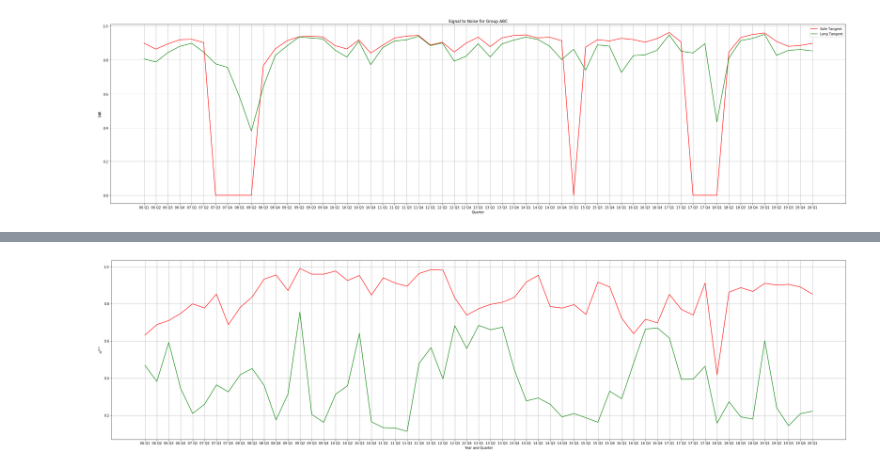
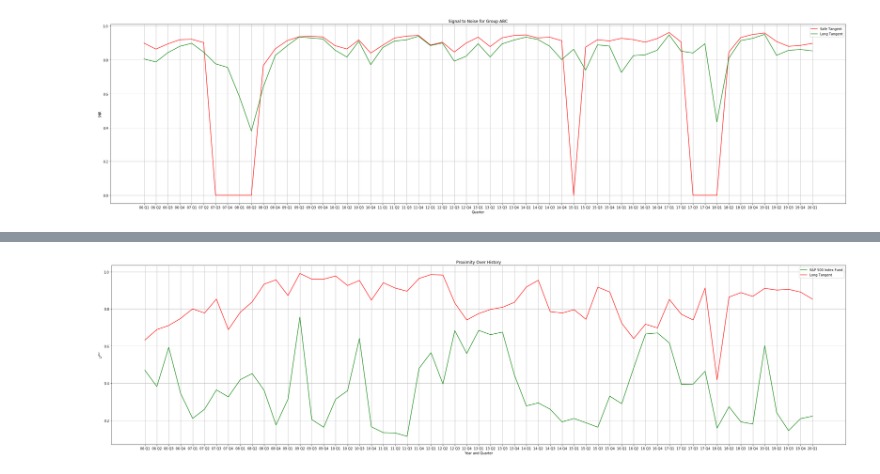
Before and after one commit to kwch3693/AMSC-Project-2, a Jupyter notebook: Project.ipynb, the cells around one changed output, grey strips where cells are left out. Saved outputs shown, nothing was run; the diff lists cells and outputs as text; code cells hidden in the pictures.

```diff
--- a/Project.ipynb
+++ b/Project.ipynb
@@ -447,29 +448,33 @@ def getProximityMetric(mean, Var, f_mean, f_var):
     sig = np.sqrt(np.square(sig_mv) + np.square((f_mean - mu_mv)/v_as))
     return sig/f_var
 # %%
-results = [[], []]
-x_axis = []
+vfiax_prx = []
+lt_prx = []
 for rolling_index, (period_start, period_end) in enumerate(rolling_quarter_yearly[:57]):
+
+    cur_year_and_quarter = period_start[0:4] + ' Q' + str((rolling_index % 4) + 1)
+
+    f_lt, v_lt, m_lt, nu_lt = tangent_allocations['Long'][cur_year_and_quarter]
+
     m, V = groupABC.get_mean_and_variance(period_start, period_end)
-    f_lt, v_lt, m_lt, nu_lt = groupABC.get_long_tangent_portfolio(mu_si[period_start[0:4] + ' Q' + str((rolling_index % 4) + 1)], period_start, period_end)
-
     _, sigma_mv, mu_mv, nu_as = groupABC.get_minimum_volatility_portfolio_parameters(period_start, period_end)
 
 
     omega_prx_sp = (sigma_mv**2 + ((m['VFIAX'] - mu_mv)/nu_as)**2)**0.5/ (V['VFIAX']['VFIAX'])**0.5
     omega_prx_lt = getProximityMetric(m, V, m_lt, v_lt)
 
-    results[0].append(omega_prx_sp)
-    results[1].append(omega_prx_lt)
-    x_axis.append(period_start[2:4] + ' Q' + str((rolling_index % 4) + 1))
+    vfiax_prx.append(omega_prx_sp)
+    lt_prx.append(omega_prx_lt)
 
 
 plt.figure(figsize=(40, 10))
-plt.plot(x_axis, results[0], 'g', label = 'SP500')
-plt.plot(x_axis, results[1], 'r', label = 'Long Tangent')
+plt.plot(rolling_quarter_index, vfiax_prx, 'g', label = 'S&P 500 Index Fund')
+plt.plot(rolling_quarter_index, lt_prx, 'r', label = 'Long Tangent')
+plt.title('Proximity Over History')
 plt.xlabel('Year and Quarter')
 plt.ylabel('$\omega^{prx}$')
+plt.legend()
 plt.grid()
 plt.show()
 # %% [output]
-[figure, old version]
+[figure, new version]
```
Also changed, not shown: parts of 5 cells of this notebook.
